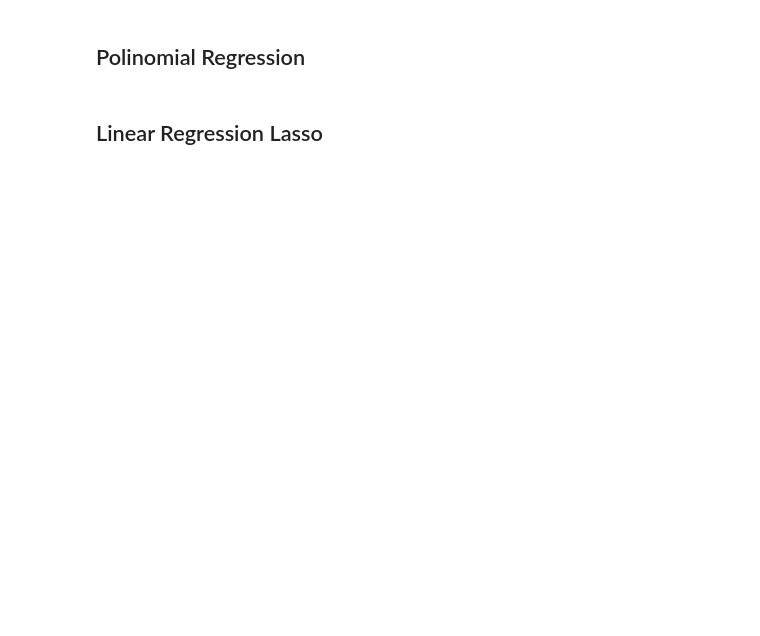
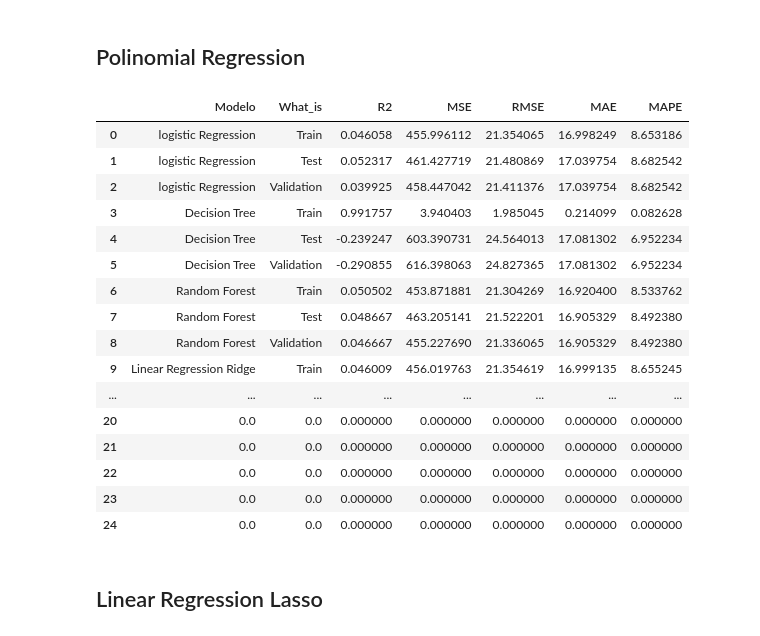
Before and after one commit to antonioorichard/respositorio_ML, a Jupyter notebook: Projetodo_do_aluno.ipynb, the cells around one changed output. Saved outputs shown, nothing was run; the diff lists cells and outputs as text; code cells hidden in the pictures; blank space fills up the shorter version.

```diff
--- a/Projetodo_do_aluno.ipynb
+++ b/Projetodo_do_aluno.ipynb
@@ -528,4 +660,32 @@ Results_Regression
 # %% [markdown]
 ## Polinomial Regression
+# %%
+
+
+y_pred_train, y_pred_test, y_pred_val = coach( PolynomialFeatures(degree = 4), X_train, y_train,  X_test, X_val)
+
+
+r2, mse, rmse,  mae, mape= metricas( y_train, y_pred_train,   y_test, y_pred_test,   y_val, y_pred_val)
+Results_Regression = register(Results_Regression, 'Polinomial Regression', r2, mse, rmse,  mae, mape )
+
+Results_Regression
+# %% [output]
+|  | Modelo | What_is | R2 | MSE | RMSE | MAE | MAPE |
+| 0 | logistic Regression | Train | 0.046058 | 455.996112 | 21.354065 | 16.998249 | 8.653186 |
+| 1 | logistic Regression | Test | 0.052317 | 461.427719 | 21.480869 | 17.039754 | 8.682542 |
+| 2 | logistic Regression | Validation | 0.039925 | 458.447042 | 21.411376 | 17.039754 | 8.682542 |
+| 3 | Decision Tree | Train | 0.991757 | 3.940403 | 1.985045 | 0.214099 | 0.082628 |
+| 4 | Decision Tree | Test | -0.239247 | 603.390731 | 24.564013 | 17.081302 | 6.952234 |
+| 5 | Decision Tree | Validation | -0.290855 | 616.398063 | 24.827365 | 17.081302 | 6.952234 |
+| 6 | Random Forest | Train | 0.050502 | 453.871881 | 21.304269 | 16.920400 | 8.533762 |
+| 7 | Random Forest | Test | 0.048667 | 463.205141 | 21.522201 | 16.905329 | 8.492380 |
+| 8 | Random Forest | Validation | 0.046667 | 455.227690 | 21.336065 | 16.905329 | 8.492380 |
+| 9 | Linear Regression Ridge | Train | 0.046009 | 456.019763 | 21.354619 | 16.999135 | 8.655245 |
+| ... | ... | ... | ... | ... | ... | ... | ... |
+| 20 | 0.0 | 0.0 | 0.000000 | 0.000000 | 0.000000 | 0.000000 | 0.000000 |
+| 21 | 0.0 | 0.0 | 0.000000 | 0.000000 | 0.000000 | 0.000000 | 0.000000 |
+| 22 | 0.0 | 0.0 | 0.000000 | 0.000000 | 0.000000 | 0.000000 | 0.000000 |
+| 23 | 0.0 | 0.0 | 0.000000 | 0.000000 | 0.000000 | 0.000000 | 0.000000 |
+| 24 | 0.0 | 0.0 | 0.000000 | 0.000000 | 0.000000 | 0.000000 | 0.000000 |
 # %% [markdown]
 ## Linear Regression Lasso
```
Also changed, not shown: parts of 14 cells of this notebook.
